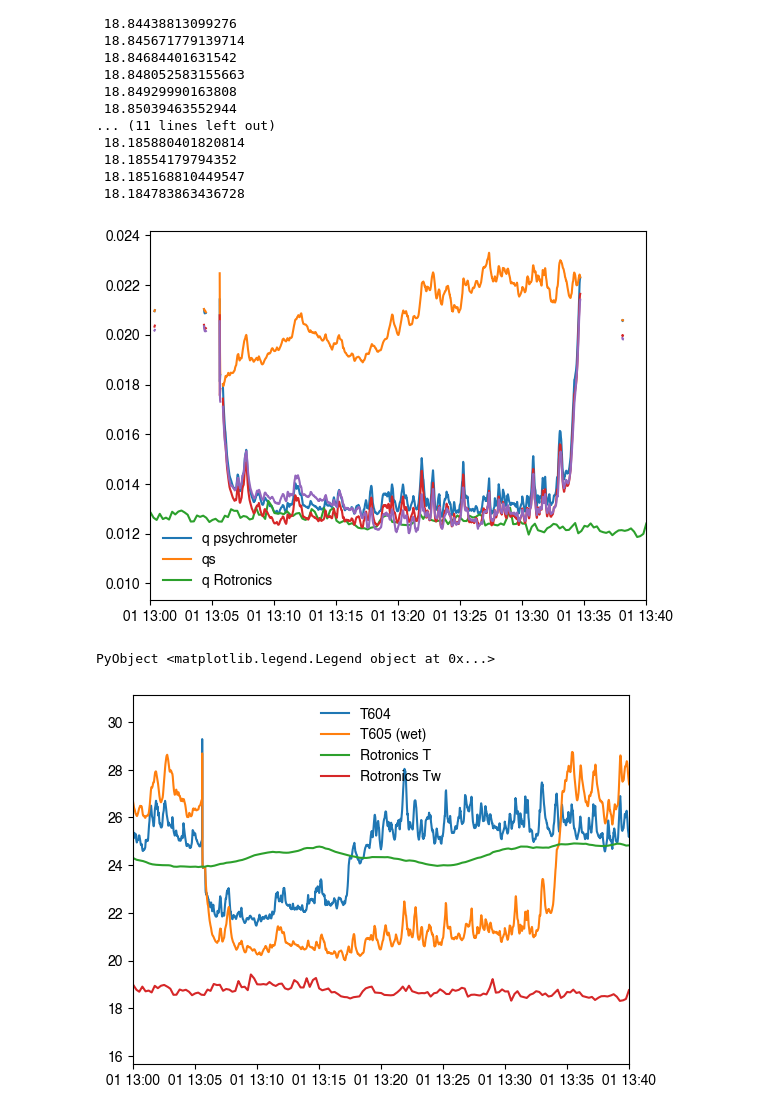
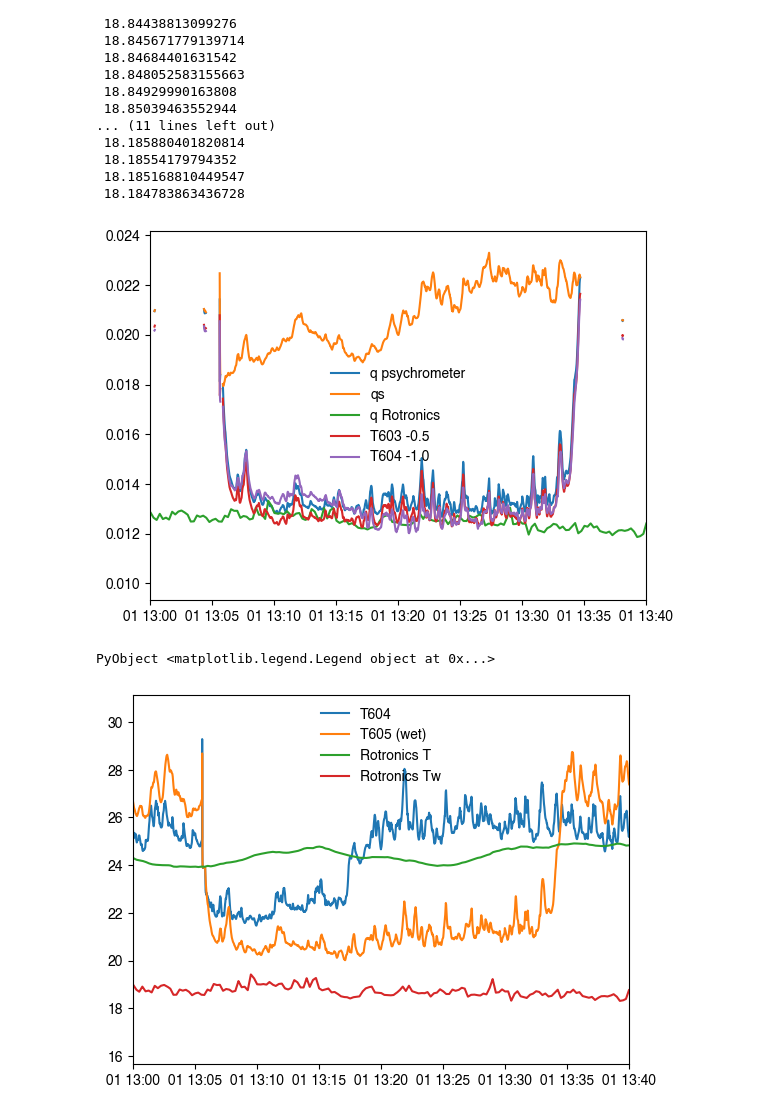
Before and after one commit to jtomfarrar/submersible_humidity_sensor, a Jupyter notebook: code/read_jason_rbr_log_jl.ipynb, the cells around one changed output. Saved outputs shown, nothing was run; the diff lists cells and outputs as text; code cells hidden in the pictures.

Commit message:
legend for q plot

```diff
--- a/code/read_jason_rbr_log_jl.ipynb
+++ b/code/read_jason_rbr_log_jl.ipynb
@@ -351,29 +351,30 @@ tw_rot_605 = itp_to_605(rot_dt, rot_tw)
 # %%
 
 # plot q, qs calculations
 
 nanmask(f, x) = f(x) ? x : NaN
 # how do I broadcast it?
 
 ii = t605.<t603_605
 mask = zeros(size(ii))
 mask[.!ii] .= NaN
 plot(dtime605, mask.+q )
 plot(dtime605, mask.+qw)
 
 plot( Date(1,1,1) .+ rot.Time + Second(60*7.5) , rot_q )
 # tw = Twet(t603_605, q, p0)
 plot(dtime605, mask.+qtest)
 plot(dtime605, mask.+qtest604)
 
 xlim([DateTime(1,1,1,13,0,0), DateTime(1,1,1,13,40,0)])
 X = ax.xaxis
 mdates = PyPlot.matplotlib.dates
 X.set_major_locator(mdates.MinuteLocator(10))
 X.set_major_formatter(mdates.DateFormatter("%H:%M")) # Specify the format - %b gives us Jan, Feb...
-legend(["q psychrometer", "qs", "q Rotronics"]; frameon=false)
+legend(["q psychrometer", "qs", "q Rotronics",
+        "T603 -0.5", "T604 -1.0"]; frameon=false)
 # %% [output]
-[figure, old version]
+[figure, new version]
 PyObject <matplotlib.legend.Legend object at 0x...>
 # %%
 # plot T, Tw from 604-605 thermistor calculations
```
